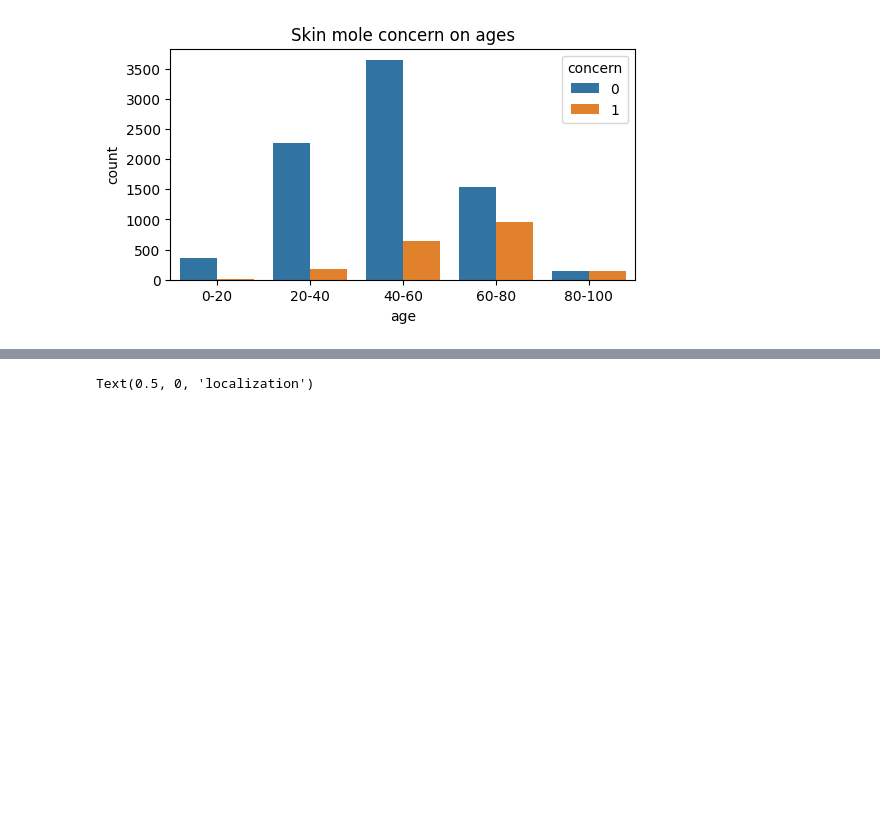
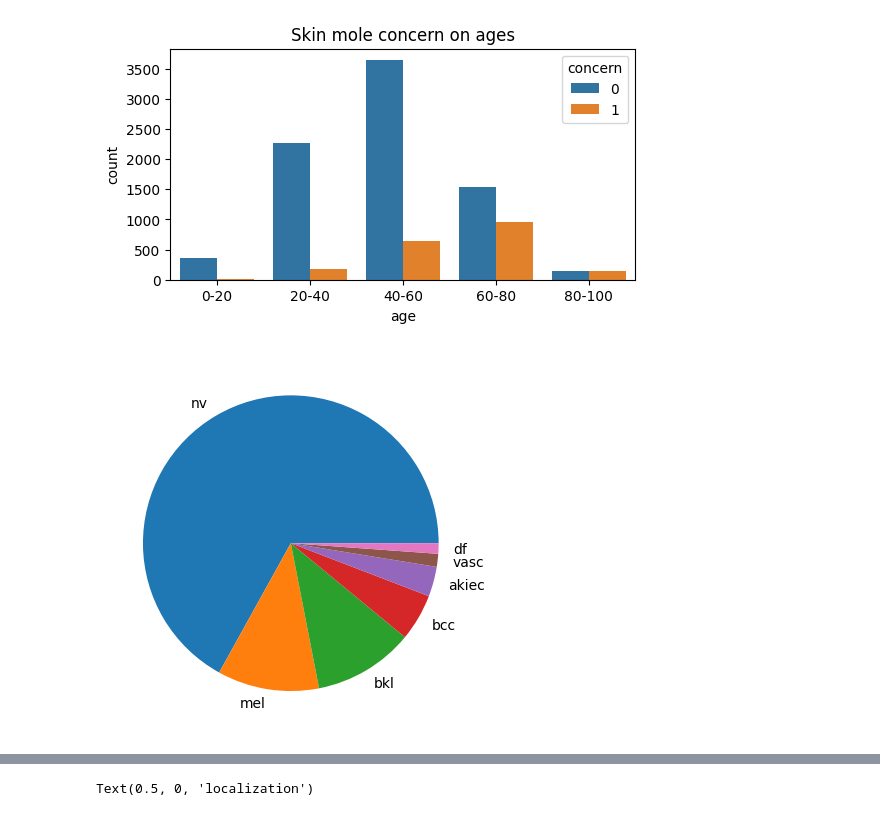
Before and after one commit to Genet-Abay/challenge-mole, a Jupyter notebook: Analysis/analysis.ipynb, the cells around one changed output, grey strips where cells are left out. Saved outputs shown, nothing was run; the diff lists cells and outputs as text; code cells hidden in the pictures; blank space fills up the shorter version.

```diff
--- a/Analysis/analysis.ipynb
+++ b/Analysis/analysis.ipynb
@@ -75,6 +71,13 @@ plt.xlabel('age')
 # %% [output]
 Text(0.5, 0, 'age')
 [figure]
+# %%
+group_counts = df['dx'].value_counts()
+
+plt.pie(group_counts.values, labels=group_counts.index)
+plt.show()
+# %% [output]
+[figure, added]
 # %%
 fig = plt.figure(figsize=(8,4))
 sns.countplot(x=df["sex"], hue=df['concern'])
```
Also changed, not shown: parts of 4 cells of this notebook, 11 other files.
